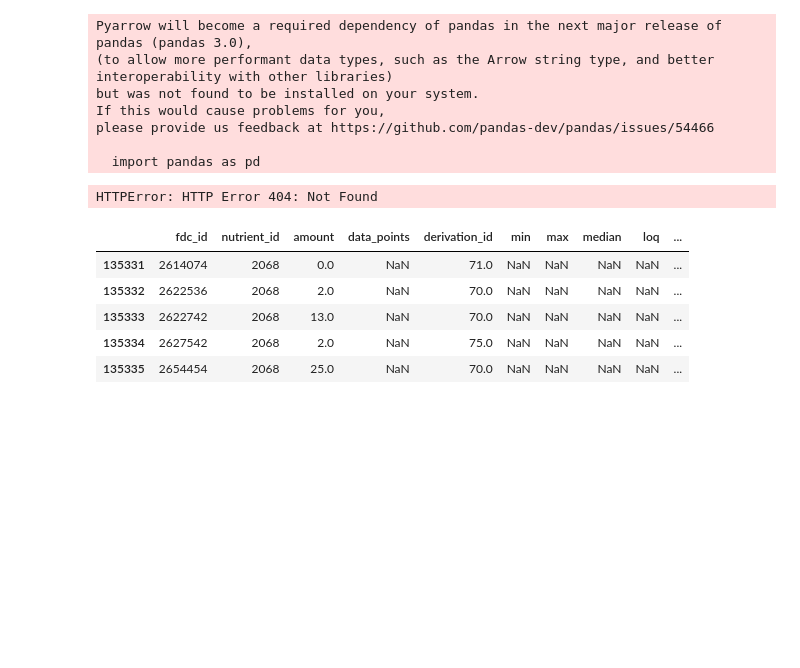
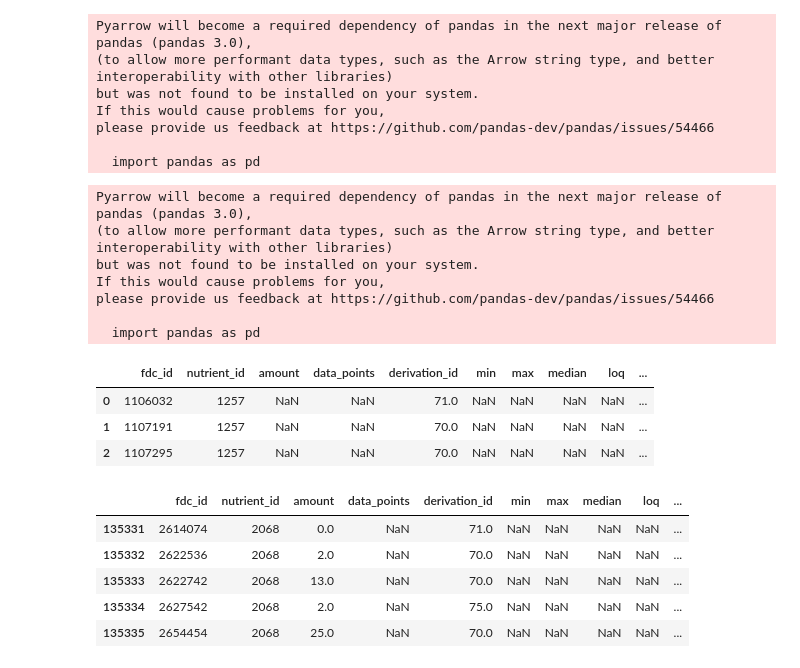
Before and after one commit to JanaEsther/czechitas-python-pro-datovou-analyzu-2024-02, a Jupyter notebook: notebooks/lekce-02/lekce-02.ipynb, the cells around one changed output. Drawn from its saved outputs; the diff is of its cells as text; code cells hidden in the pictures; blank space fills up the shorter version.

Commit message:
podmin_vyber

```diff
--- a/notebooks/lekce-02/lekce-02.ipynb
+++ b/notebooks/lekce-02/lekce-02.ipynb
@@ -14,12 +14,26 @@ If this would cause problems for you,
 please provide us feedback at https://github.com/pandas-dev/pandas/issues/54466
 
   import pandas as pd
-# %%
-
-food_nutrient = pd.read_csv(url_food_nutrient)
-food_nutrient.head()
-# %% [output]
-HTTPError: HTTP Error 404: Not Found
+# %%
+
+import pandas as pd
+
+url_food_nutrient = "https://kodim.cz/cms/assets/czechitas/python-data-1/python-pro-data-1/podmineny-vyber/podmineny-vyber/food_nutrient.csv"
+
+food_nutrient = pd.read_csv(url_food_nutrient)
+food_nutrient.head(3)
+# %% [output]
+Pyarrow will become a required dependency of pandas in the next major release of pandas (pandas 3.0),
+(to allow more performant data types, such as the Arrow string type, and better interoperability with other libraries)
+but was not found to be installed on your system.
+If this would cause problems for you,
+please provide us feedback at https://github.com/pandas-dev/pandas/issues/54466
+
+  import pandas as pd
+|  | fdc_id | nutrient_id | amount | data_points | derivation_id | min | max | median | loq | ... |
+| 0 | 1106032 | 1257 | NaN | NaN | 71.0 | NaN | NaN | NaN | NaN | ... |
+| 1 | 1107191 | 1257 | NaN | NaN | 70.0 | NaN | NaN | NaN | NaN | ... |
+| 2 | 1107295 | 1257 | NaN | NaN | 70.0 | NaN | NaN | NaN | NaN | ... |
 # %%
 food_nutrient.tail()
 # %% [output]
```
Also changed, not shown: parts of 1 cell of this notebook, 2 other files.
